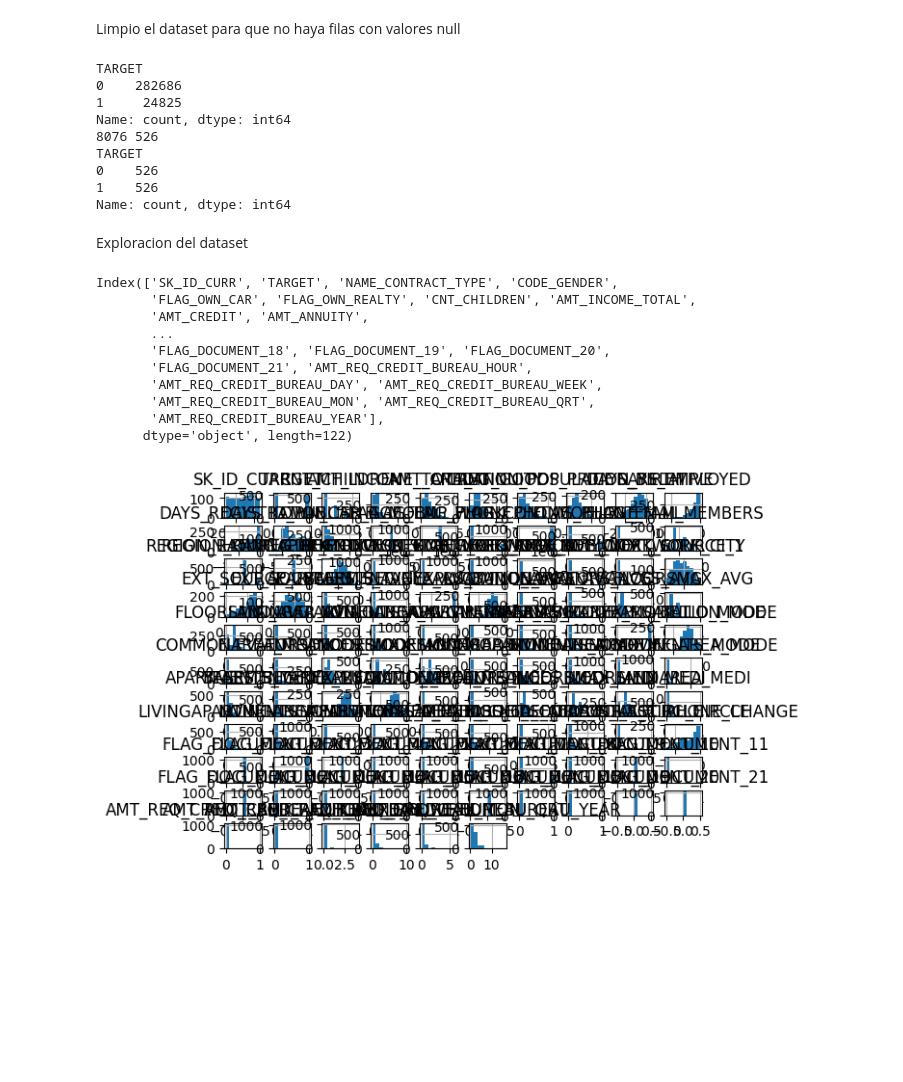
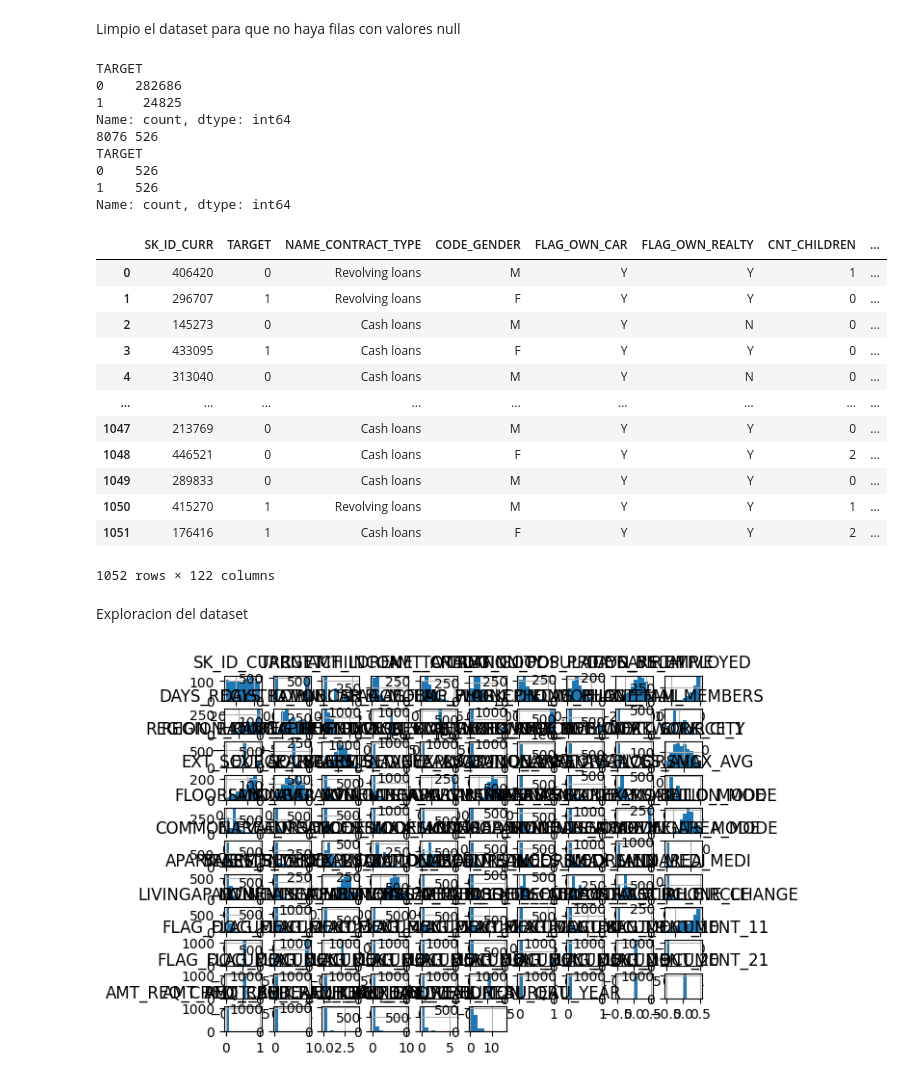
Before and after one commit to HolyTostadora/trabajo-practico-1-IA, a Jupyter notebook: TP1 modelos.ipynb, the cells around one changed output. Cells and saved outputs as stored; diff of their text form; code cells hidden in the pictures; blank space fills up the shorter version.

```diff
--- a/TP1 modelos.ipynb
+++ b/TP1 modelos.ipynb
@@ -85,48 +108,49 @@ credit_ds_clean = credit_ds.dropna()
 
 #creo dos sub-datasets, uno para donde TARGET es 0 y otro para cuando es 1
 class_0 = credit_ds_clean[credit_ds_clean['TARGET'] == 0]
 class_1 = credit_ds_clean[credit_ds_clean['TARGET'] == 1]
 print(class_0.shape[0], class_1.shape[0])
 
 #Me fijo cuantas filas tiene
 cant_1 = class_1.shape[0]
 
 
 # Agarro misma cantidad de 1 y 0 para que el nuevo dataset este balanceado
 class_0_sample = class_0.sample(n=cant_1, random_state=42)
 class_1_sample = class_1.sample(n=cant_1, random_state=42)
 
 # Combino ambos sub-datasets en uno nuevo y los mezclo
 balanced_ds = pd.concat([class_0_sample, class_1_sample])
 balanced_ds = balanced_ds.sample(frac=1, random_state=42).reset_index(drop=True)
 
 # Me fijo nuevamente cuantas muestras hay de 1 y 0 en TARGET para ver si se filtro bien
 print(balanced_ds['TARGET'].value_counts())
+balanced_ds
 # %% [output]
 TARGET
 0    282686
 1     24825
 Name: count, dtype: int64
 8076 526
 TARGET
 0    526
 1    526
 Name: count, dtype: int64
+|  | SK_ID_CURR | TARGET | NAME_CONTRACT_TYPE | CODE_GENDER | FLAG_OWN_CAR | FLAG_OWN_REALTY | CNT_CHILDREN | ... |
+| 0 | 406420 | 0 | Revolving loans | M | Y | Y | 1 | ... |
+| 1 | 296707 | 1 | Revolving loans | F | Y | Y | 0 | ... |
+| 2 | 145273 | 0 | Cash loans | M | Y | N | 0 | ... |
+| 3 | 433095 | 1 | Cash loans | F | Y | Y | 0 | ... |
+| 4 | 313040 | 0 | Cash loans | M | Y | N | 0 | ... |
+| ... | ... | ... | ... | ... | ... | ... | ... | ... |
+| 1047 | 213769 | 0 | Cash loans | M | Y | Y | 0 | ... |
+| 1048 | 446521 | 0 | Cash loans | F | Y | Y | 2 | ... |
+| 1049 | 289833 | 0 | Cash loans | M | Y | Y | 0 | ... |
+| 1050 | 415270 | 1 | Revolving loans | M | Y | Y | 1 | ... |
+| 1051 | 176416 | 1 | Cash loans | F | Y | Y | 2 | ... |
+1052 rows × 122 columns
 # %% [markdown]
 Exploracion del dataset
-# %%
-credit_ds.columns
-# %% [output]
-Index(['SK_ID_CURR', 'TARGET', 'NAME_CONTRACT_TYPE', 'CODE_GENDER',
-       'FLAG_OWN_CAR', 'FLAG_OWN_REALTY', 'CNT_CHILDREN', 'AMT_INCOME_TOTAL',
-       'AMT_CREDIT', 'AMT_ANNUITY',
-       ...
-       'FLAG_DOCUMENT_18', 'FLAG_DOCUMENT_19', 'FLAG_DOCUMENT_20',
-       'FLAG_DOCUMENT_21', 'AMT_REQ_CREDIT_BUREAU_HOUR',
-       'AMT_REQ_CREDIT_BUREAU_DAY', 'AMT_REQ_CREDIT_BUREAU_WEEK',
-       'AMT_REQ_CREDIT_BUREAU_MON', 'AMT_REQ_CREDIT_BUREAU_QRT',
-       'AMT_REQ_CREDIT_BUREAU_YEAR'],
-      dtype='object', length=122)
 # %%
 balanced_ds.hist()
 plt.show()
```
Also changed, not shown: parts of 8 cells of this notebook.
